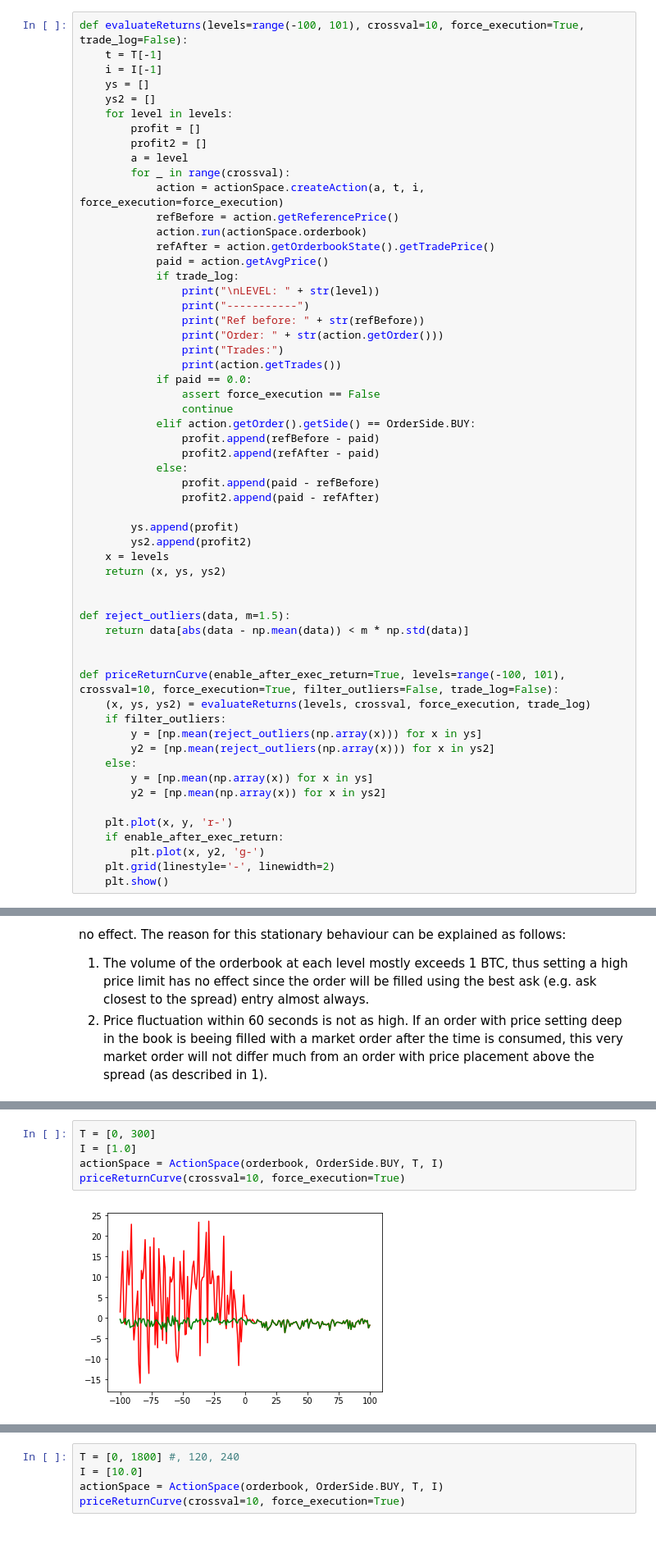
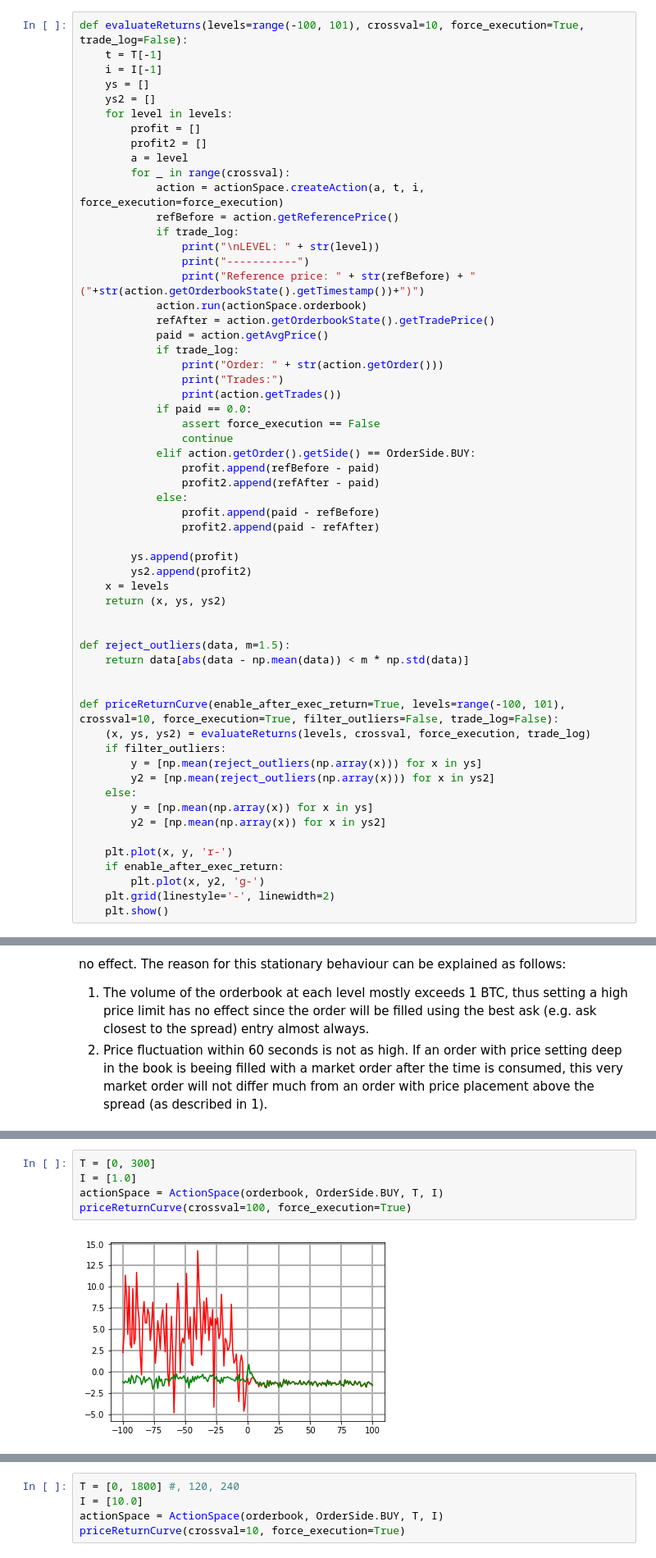
Before and after one commit to mjuchli/ctc-executioner, a Jupyter notebook: notebooks/order_execution_behaviour.ipynb, the cells around one changed output, grey strips where cells are left out. Shown at 82% size. Saved outputs shown, nothing was run; the diff lists cells and outputs as text.

```diff
--- a/notebooks/order_execution_behaviour.ipynb
+++ b/notebooks/order_execution_behaviour.ipynb
@@ -66,13 +66,14 @@ def evaluateReturns(levels=range(-100, 101), crossval=10, force_execution=True,
         for _ in range(crossval):
             action = actionSpace.createAction(a, t, i, force_execution=force_execution)
             refBefore = action.getReferencePrice()
+            if trade_log:
+                print("\nLEVEL: " + str(level))
+                print("-----------")
+                print("Reference price: " + str(refBefore) + "("+str(action.getOrderbookState().getTimestamp())+")")
             action.run(actionSpace.orderbook)
             refAfter = action.getOrderbookState().getTradePrice()
             paid = action.getAvgPrice()
             if trade_log:
-                print("\nLEVEL: " + str(level))
-                print("-----------")
-                print("Ref before: " + str(refBefore))
                 print("Order: " + str(action.getOrder()))
                 print("Trades:")
                 print(action.getTrades())
@@ -195,10 +196,10 @@ priceReturnCurve(crossval=25, force_execution=True)
 # %%
 T = [0, 300]
 I = [1.0]
 actionSpace = ActionSpace(orderbook, OrderSide.BUY, T, I)
-priceReturnCurve(crossval=10, force_execution=True)
+priceReturnCurve(crossval=100, force_execution=True)
 # %% [output]
-[figure, old version]
+[figure, new version]
 # %%
 T = [0, 300]
 I = [10.0]
```
Also changed, not shown: parts of 20 cells of this notebook.
